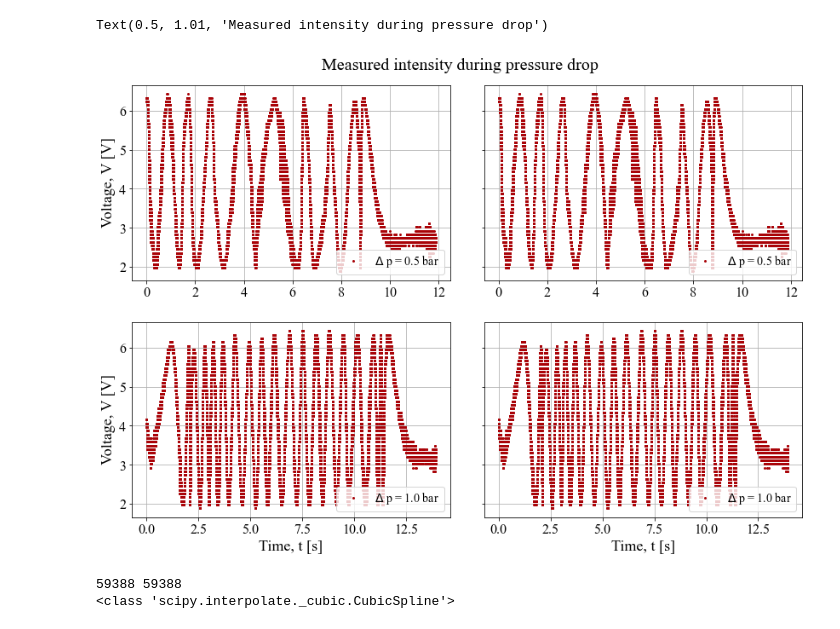
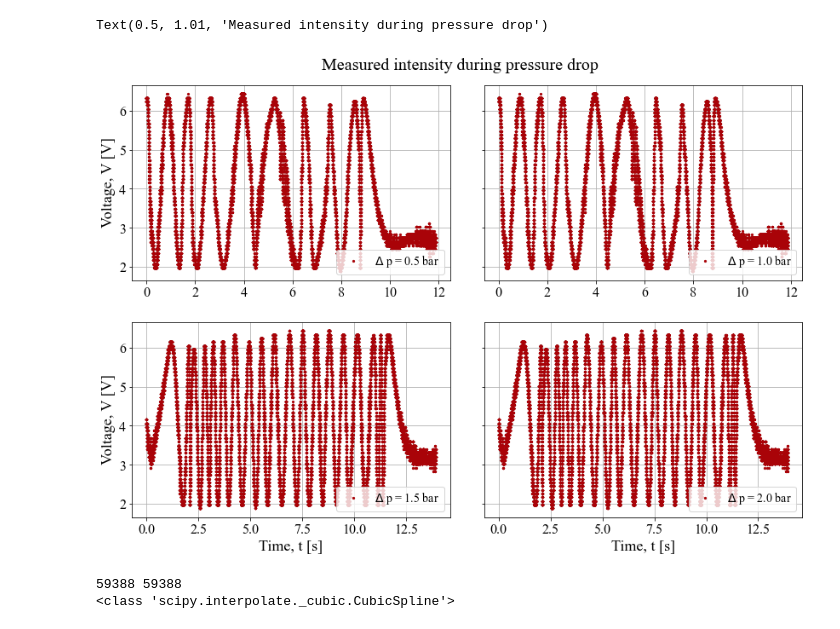
Before and after one commit to Neub28/Experimentel-Physics-2, a Jupyter notebook: Mach-Zender/Nicolai/Untitled.ipynb, the cells around one changed output. Saved outputs shown, nothing was run; the diff lists cells and outputs as text; code cells hidden in the pictures.

```diff
--- a/Mach-Zender/Nicolai/Untitled.ipynb
+++ b/Mach-Zender/Nicolai/Untitled.ipynb
@@ -38,28 +38,28 @@ t2, V2 = get_data(r"/2 bar.mat")
 # %%
 fig, ax = plt.subplots(2, 2, sharey = True, figsize=(12,8))
 fig.tight_layout(pad=2.0)
 
 tsize = 14
 
 tV = [[t05, V05], [t1, V1], [t15, V15], [t2, V2]]
-dp = [0.5, 1.0, 1.5, 2.0]
+dp = [[0.5, 1.0], [1.5, 2.0]]
 
 track = 1
 for array, tV_array, dp in zip(ax, tV, dp) :
-    for axs in array :
-        axs.plot(tV_array[0], tV_array[1], '.', label="$\Delta$ p = {} bar".format(dp), color='#a90308', markersize=4)
+    for axs, dp2 in zip(array, dp) :
+        axs.plot(tV_array[0], tV_array[1], '.', label="$\Delta$ p = {} bar".format(dp2), color='#a90308', markersize=4.5)
         axs.legend(loc = 'lower right', prop={'size':14})
         axs.grid()
         if track == 3 or track == 4 :
             axs.set_xlabel("Time, t [s]")
         if track == 1 or track == 3 :
             axs.set_ylabel("Voltage, V [V]")
         track += 1
 
 fig.suptitle("Measured intensity during pressure drop", size = 20, y = 1.01)
 # %% [output]
 Text(0.5, 1.01, 'Measured intensity during pressure drop')
-[figure, old version]
+[figure, new version]
 # %%
 t05 = t05[0:len(t05):1]
 V05 = V05[0:len(V05):1]
```
Also changed, not shown: parts of 12 cells of this notebook, 1 other file.
